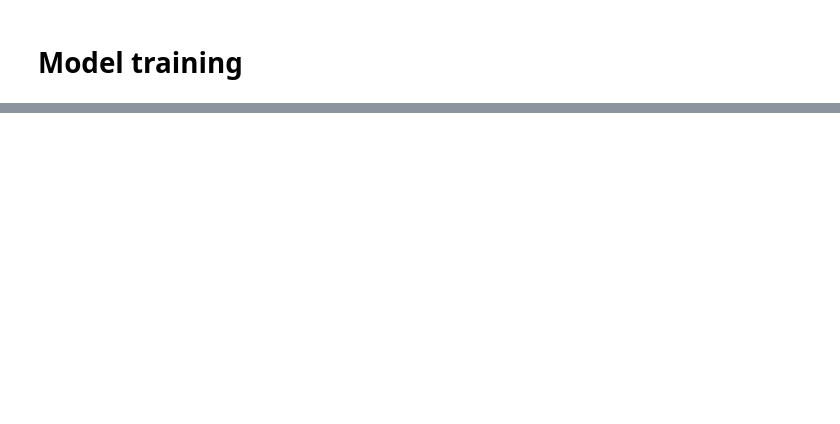
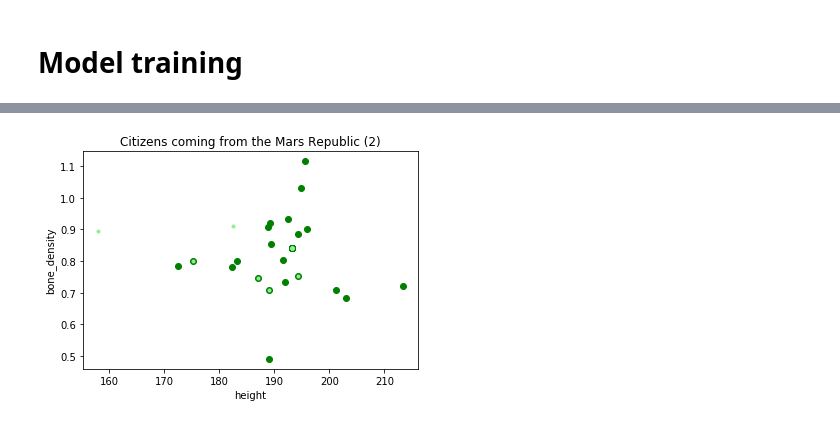
Before and after one commit to MCCiupek/bootcamp_ML, a Jupyter notebook: Module03/ex07/mono_log.ipynb, the cells around one changed output, grey strips where cells are left out. Saved outputs shown, nothing was run; the diff lists cells and outputs as text; code cells hidden in the pictures; blank space fills up the shorter version.

```diff
--- a/Module03/ex07/mono_log.ipynb
+++ b/Module03/ex07/mono_log.ipynb
@@ -209,0 +133,8 @@ plt.show()
+# %%
+plt.title("Citizens coming from the {0} ({1})".format(areas[zipcode], zipcode))
+plot(X=x_train,
+     x1=0, x2=2,
+     y=y_train, y_hat=y_pred,
+     labels=x.columns[1:], colors=['g', 'lightgreen'], threshold=.5)
+# %% [output]
+[figure, added]
```
Also changed, not shown: parts of 26 cells of this notebook, 1 other file.
